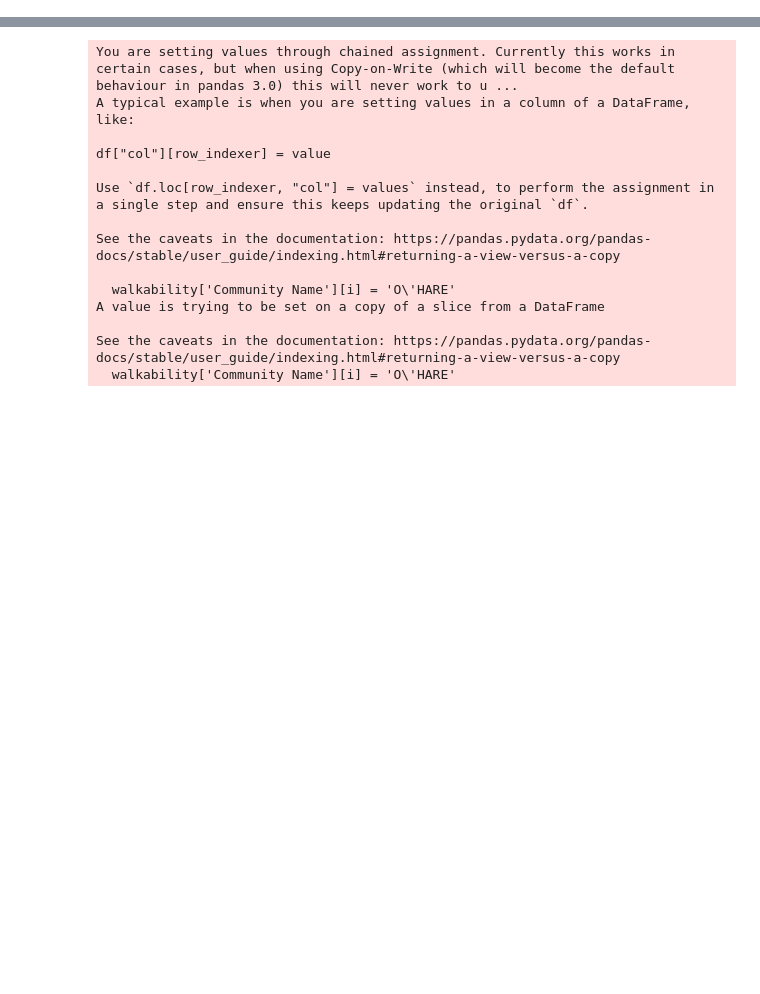
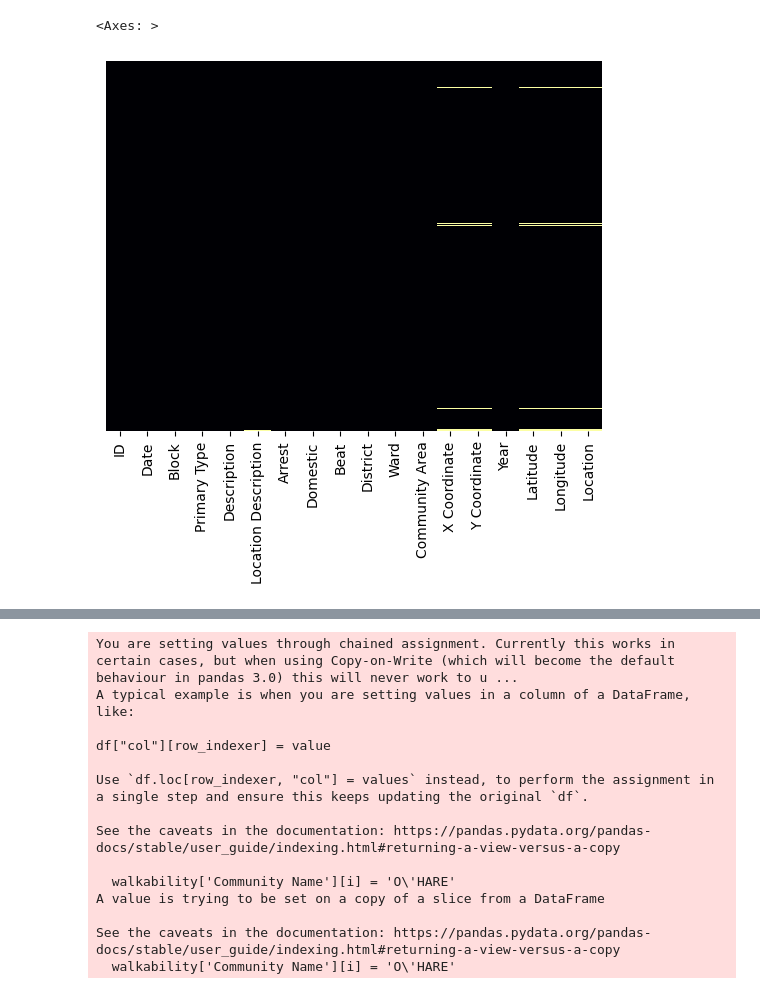
Before and after one commit to kfukutom/urban-informatics, a Jupyter notebook: src/main.ipynb, the cells around one changed output, grey strips where cells are left out. Saved outputs shown, nothing was run; the diff lists cells and outputs as text; code cells hidden in the pictures; blank space fills up the shorter version.

```diff
--- a/src/main.ipynb
+++ b/src/main.ipynb
@@ -36,0 +60,5 @@ print(df.shape, walkability.shape)
+# %%
+sb.heatmap(data=df.isna(), yticklabels=False, cbar=False, cmap='inferno')
+# %% [output]
+<Axes: >
+[figure, added]
```
Also changed, not shown: parts of 64 cells of this notebook.
